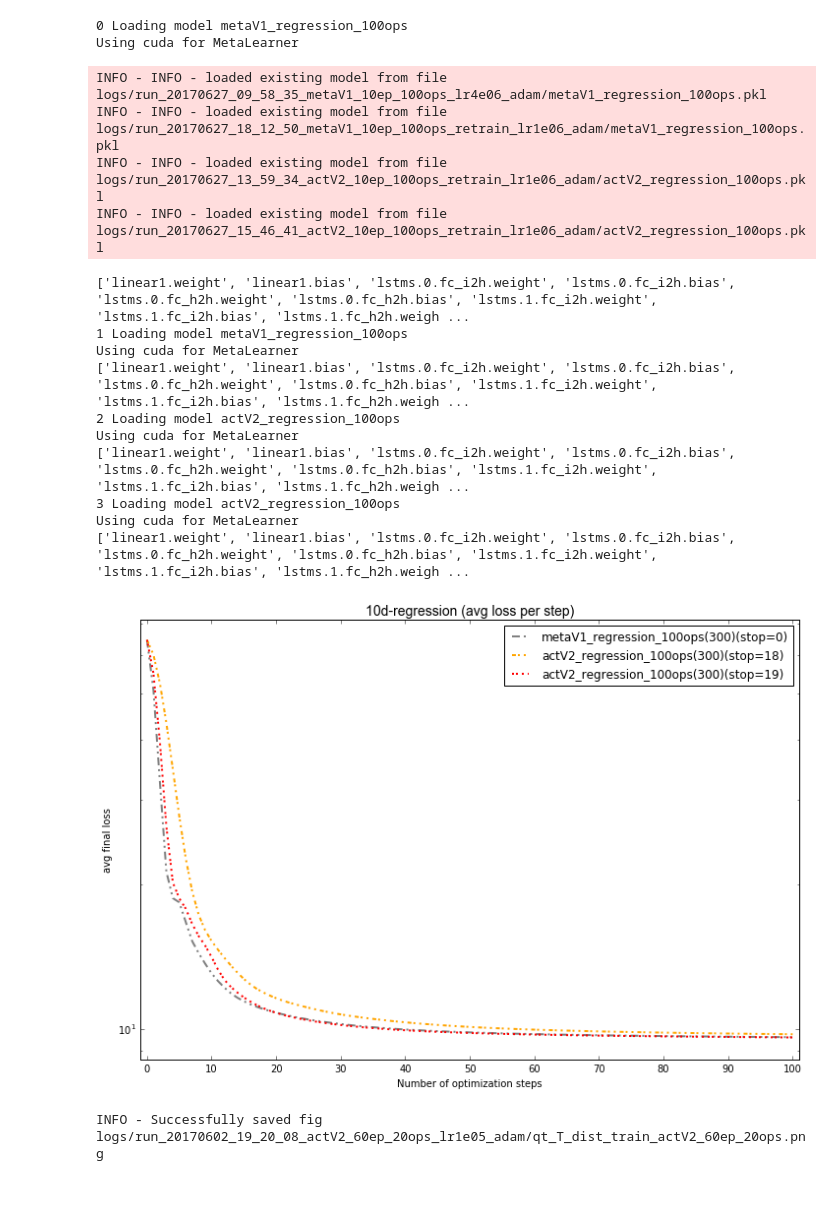
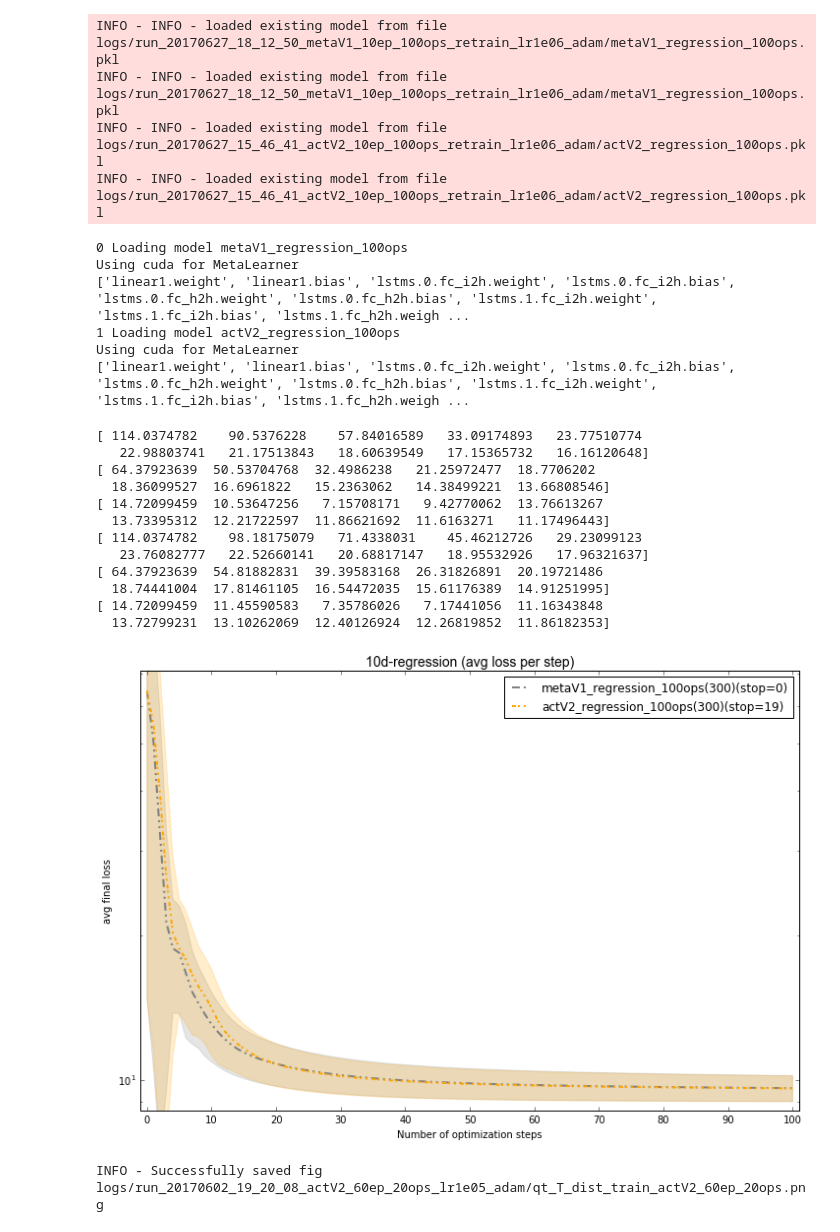
Before and after one commit to toologicbv/meta_learner, a Jupyter notebook: 10d_reg_results_20170623.ipynb, the cells around one changed output. Cells and saved outputs as stored; diff of their text form; code cells hidden in the pictures; blank space fills up the shorter version.

Commit message:
changed truncated BPTT for ACT model

```diff
--- a/10d_reg_results_20170623.ipynb
+++ b/10d_reg_results_20170623.ipynb
@@ -41,20 +41,13 @@ from utils.regression import RegressionFunction, L2LQuadratic
 %load_ext autoreload
 %autoreload 2
 # %%
-expers_to_load = [(False, "run_20170625_12_36_48_metaV1_60ep_100ops_lr5e06_adam"),
-                  (True, "run_20170627_09_58_35_metaV1_10ep_100ops_lr4e06_adam"),
+expers_to_load = [(False, "run_20170625_18_56_22_metaV1_60ep_100ops_retrain_lr5e06_adam"), # quadratics
+                  (False, "run_20170625_12_36_48_metaV1_60ep_100ops_lr5e06_adam"), # quadratics
+                  (False, "run_20170627_09_58_35_metaV1_10ep_100ops_lr4e06_adam"),
                   (True, "run_20170627_18_12_50_metaV1_10ep_100ops_retrain_lr1e06_adam"),
-                  # META V2 model (trained with T samples)
-                  (False, "run_20170521_16_29_59_metaV2_30ep_10ops_lr5e05_adam"),
-                  (False, "run_20170521_16_44_03_metaV2_30ep_5ops_lr5e05_adam"),
-                  (False, "run_20170521_16_40_41_metaV2_30ep_2ops_lr5e05_adam"),
-                  # ACT V1 model (2 LSTMS)
-                  (False, "run_20170521_15_04_08_actV2.1_30ep_10ops_lr5e05_adam"),
-                  (False, "run_20170521_14_52_18_actV2.1_30ep_5ops_lr5e05_adam"),
-                  (False, "run_20170521_14_58_37_actV2.1_30ep_2ops_lr5e05_adam"),
                   # ACT V2 model (1 LSTM)
                   (False, "run_20170627_10_28_59_actV2_10ep_100ops_lr4e06_adam"),
-                  (True, "run_20170627_13_59_34_actV2_10ep_100ops_retrain_lr1e06_adam"),
+                  (False, "run_20170627_13_59_34_actV2_10ep_100ops_retrain_lr1e06_adam"),
                   (True, "run_20170627_15_46_41_actV2_10ep_100ops_retrain_lr1e06_adam")]
 # %%
 without_models = False
@@ -78,34 +71,40 @@ for e, exp_path in enumerate(expers_to_load):
         new_experiments.append(copy.deepcopy(exp))
         new_experiments[-1].reset_val_stats()
 # %% [output]
-0 Loading model metaV1_regression_100ops
-Using cuda for MetaLearner
+INFO - INFO - loaded existing model from file logs/run_20170627_18_12_50_metaV1_10ep_100ops_retrain_lr1e06_adam/metaV1_regression_100ops.pkl
+INFO - INFO - loaded existing model from file logs/run_20170627_18_12_50_metaV1_10ep_100ops_retrain_lr1e06_adam/metaV1_regression_100ops.pkl
+INFO - INFO - loaded existing model from file logs/run_20170627_15_46_41_actV2_10ep_100ops_retrain_lr1e06_adam/actV2_regression_100ops.pkl
+INFO - INFO - loaded existing model from file logs/run_20170627_15_46_41_actV2_10ep_100ops_retrain_lr1e06_adam/actV2_regression_100ops.pkl
-INFO - INFO - loaded existing model from file logs/run_20170627_09_58_35_metaV1_10ep_100ops_lr4e06_adam/metaV1_regression_100ops.pkl
-INFO - INFO - loaded existing model from file logs/run_20170627_18_12_50_metaV1_10ep_100ops_retrain_lr1e06_adam/metaV1_regression_100ops.pkl
-INFO - INFO - loaded existing model from file logs/run_20170627_13_59_34_actV2_10ep_100ops_retrain_lr1e06_adam/actV2_regression_100ops.pkl
-INFO - INFO - loaded existing model from file logs/run_20170627_15_46_41_actV2_10ep_100ops_retrain_lr1e06_adam/actV2_regression_100ops.pkl
+0 Loading model metaV1_regression_100ops
+Using cuda for MetaLearner
+['linear1.weight', 'linear1.bias', 'lstms.0.fc_i2h.weight', 'lstms.0.fc_i2h.bias', 'lstms.0.fc_h2h.weight', 'lstms.0.fc_h2h.bias', 'lstms.1.fc_i2h.weight', 'lstms.1.fc_i2h.bias', 'lstms.1.fc_h2h.weigh ...
+1 Loading model actV2_regression_100ops
+Using cuda for MetaLearner
+['linear1.weight', 'linear1.bias', 'lstms.0.fc_i2h.weight', 'lstms.0.fc_i2h.bias', 'lstms.0.fc_h2h.weight', 'lstms.0.fc_h2h.bias', 'lstms.1.fc_i2h.weight', 'lstms.1.fc_i2h.bias', 'lstms.1.fc_h2h.weigh ...
-['linear1.weight', 'linear1.bias', 'lstms.0.fc_i2h.weight', 'lstms.0.fc_i2h.bias', 'lstms.0.fc_h2h.weight', 'lstms.0.fc_h2h.bias', 'lstms.1.fc_i2h.weight', 'lstms.1.fc_i2h.bias', 'lstms.1.fc_h2h.weigh ...
-1 Loading model metaV1_regression_100ops
-Using cuda for MetaLearner
-['linear1.weight', 'linear1.bias', 'lstms.0.fc_i2h.weight', 'lstms.0.fc_i2h.bias', 'lstms.0.fc_h2h.weight', 'lstms.0.fc_h2h.bias', 'lstms.1.fc_i2h.weight', 'lstms.1.fc_i2h.bias', 'lstms.1.fc_h2h.weigh ...
-2 Loading model actV2_regression_100ops
-Using cuda for MetaLearner
-['linear1.weight', 'linear1.bias', 'lstms.0.fc_i2h.weight', 'lstms.0.fc_i2h.bias', 'lstms.0.fc_h2h.weight', 'lstms.0.fc_h2h.bias', 'lstms.1.fc_i2h.weight', 'lstms.1.fc_i2h.bias', 'lstms.1.fc_h2h.weigh ...
-3 Loading model actV2_regression_100ops
-Using cuda for MetaLearner
-['linear1.weight', 'linear1.bias', 'lstms.0.fc_i2h.weight', 'lstms.0.fc_i2h.bias', 'lstms.0.fc_h2h.weight', 'lstms.0.fc_h2h.bias', 'lstms.1.fc_i2h.weight', 'lstms.1.fc_i2h.bias', 'lstms.1.fc_h2h.weigh ...
 # %%
-new_exp_only = [new_experiments[1], new_experiments[2], new_experiments[3] ] #, new_experiments[4]]
-best_val_runs, lowest_value = plot_val_result(new_exp_only, do_show=True,
+# new_exp_only = [new_experiments[1], new_experiments[2], new_experiments[3] ] #, new_experiments[4]]
+best_val_runs, lowest_value = plot_val_result(new_experiments, do_show=True,
                                               do_save=False,
                                               plot_best=False,
                                               fig_name="10d_regression_metaV1_actV2",
                                               loss_type="loss",
-                                              max_step=201,
+                                              max_step=101,
                                               sort_exper="10d-regression",
                                               log_scale=True)
 # %% [output]
+[ 114.0374782    90.5376228    57.84016589   33.09174893   23.77510774
+   22.98803741   21.17513843   18.60639549   17.15365732   16.16120648]
+[ 64.37923639  50.53704768  32.4986238   21.25972477  18.7706202
+  18.36099527  16.6961822   15.2363062   14.38499221  13.66808546]
+[ 14.72099459  10.53647256   7.15708171   9.42770062  13.76613267
+  13.73395312  12.21722597  11.86621692  11.6163271   11.17496443]
+[ 114.0374782    98.18175079   71.4338031    45.46212726   29.23099123
+   23.76082777   22.52660141   20.68817147   18.95532926   17.96321637]
+[ 64.37923639  54.81882831  39.39583168  26.31826891  20.19721486
+  18.74441004  17.81461105  16.54472035  15.61176389  14.91251995]
+[ 14.72099459  11.45590583   7.35786026   7.17441056  11.16343848
+  13.72799231  13.10262069  12.40126924  12.26819852  11.86182353]
-[figure, old version]
+[figure, new version]
 # %%
 plot_qt_probs(experiments[1], data_set="train", show=True, plot_prior=False, save=True)
 # %% [output]
```
Also changed, not shown: parts of 4 cells of this notebook, 4 other files.
